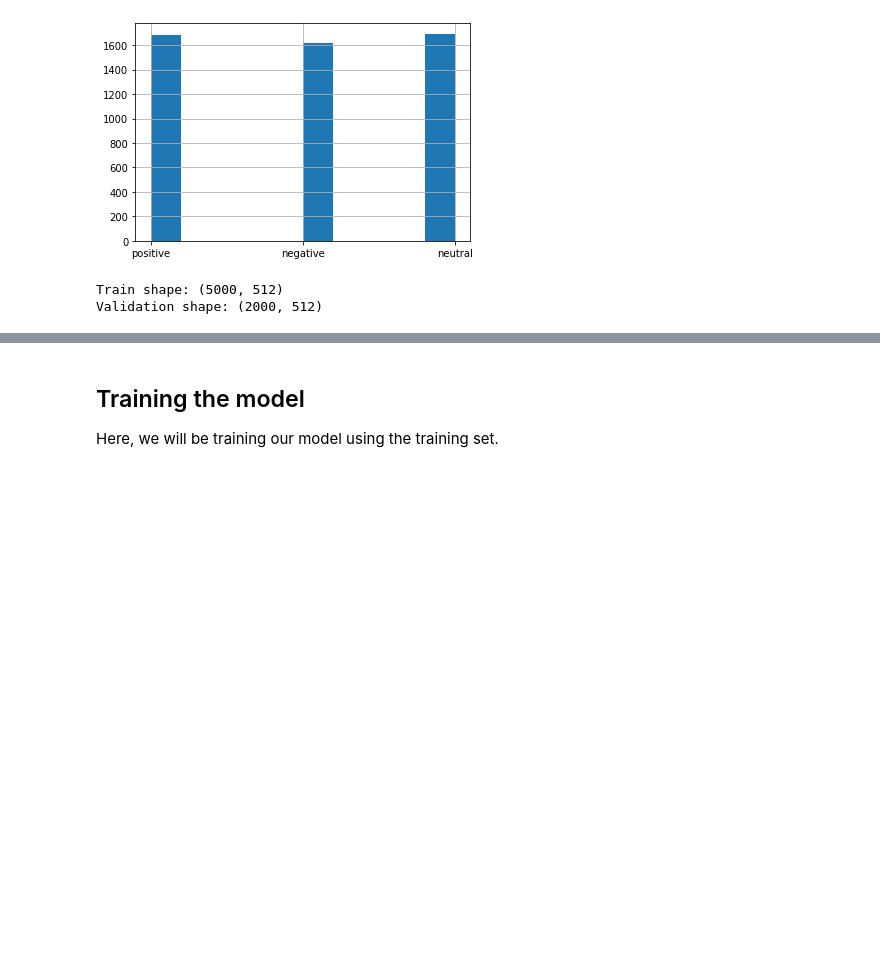
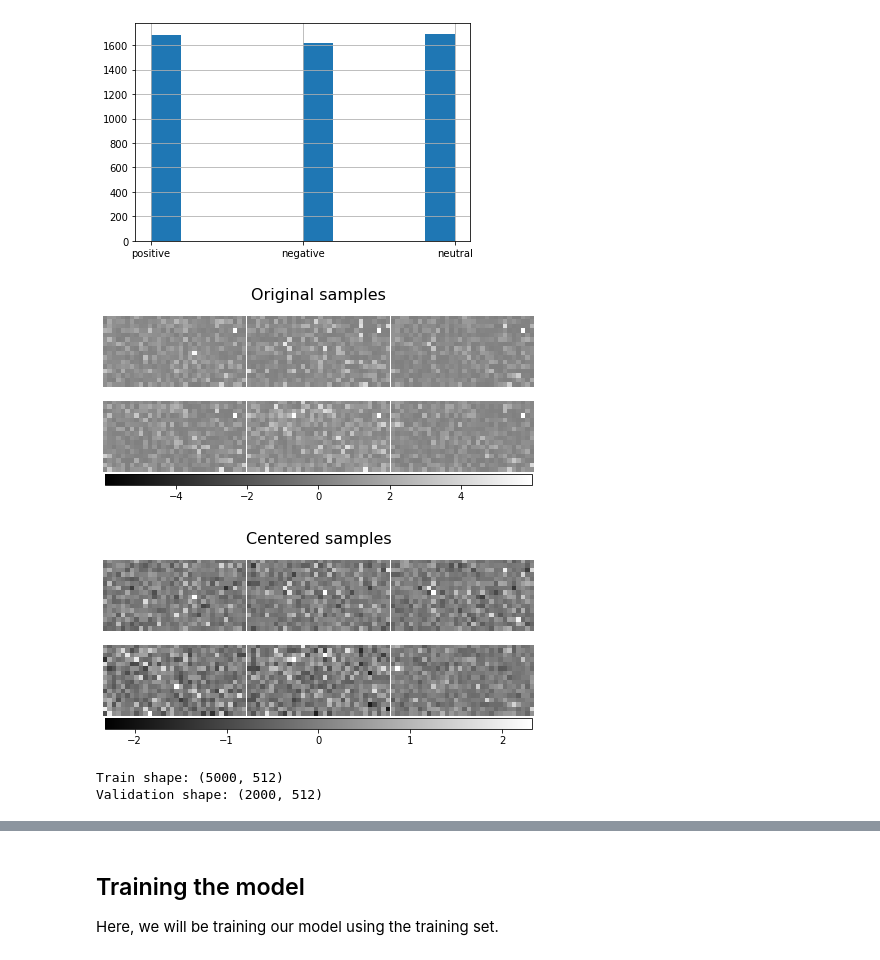
Before and after one commit to Valavanca/ai-blitz-faces, a Jupyter notebook: sentiment_classification/sentiment_classification.ipynb, the cells around one changed output, grey strips where cells are left out. Saved outputs shown, nothing was run; the diff lists cells and outputs as text; code cells hidden in the pictures; blank space fills up the shorter version.

```diff
--- a/sentiment_classification/sentiment_classification.ipynb
+++ b/sentiment_classification/sentiment_classification.ipynb
@@ -48,7 +46,7 @@ def plot_gallery(title, images, image_shape, n_col=n_col, n_row=n_row, cmap=plt.
     fig, axs = plt.subplots(
         nrows=n_row,
         ncols=n_col,
-        figsize=(2.0 * n_col, 2 * n_row),
+        figsize=(2.0 * n_col, 1.5 * n_row),
         facecolor="white",
         constrained_layout=True,
     )
@@ -98,13 +96,24 @@ train_df['label'].hist()
 # %%
 # Getting the feature and labels from each set.
 X_train = np.array([literal_eval(embedding)  for embedding in train_df['embeddings'].values])
 y_train = train_df['label'].values
 
 X_val = np.array([literal_eval(embedding)  for embedding in val_df['embeddings'].values])
 y_val = val_df['label'].values
 
+# --- Representaion for original samples
+plot_gallery("Original samples", X_train[:6], image_shape=(16, 32))
+
+X_train = centering(X_train)
+X_val = centering(X_val)
+
+# --- Representaion for centered samples
+plot_gallery("Centered samples", X_train[:6], image_shape=(16, 32))
+
 print(f"Train shape: {X_train.shape}")
 print(f"Validation shape: {X_val.shape}")
 # %% [output]
+[figure, added]
+[figure, added]
 Train shape: (5000, 512)
 Validation shape: (2000, 512)
```
Also changed, not shown: parts of 12 cells of this notebook, 1 other file.
